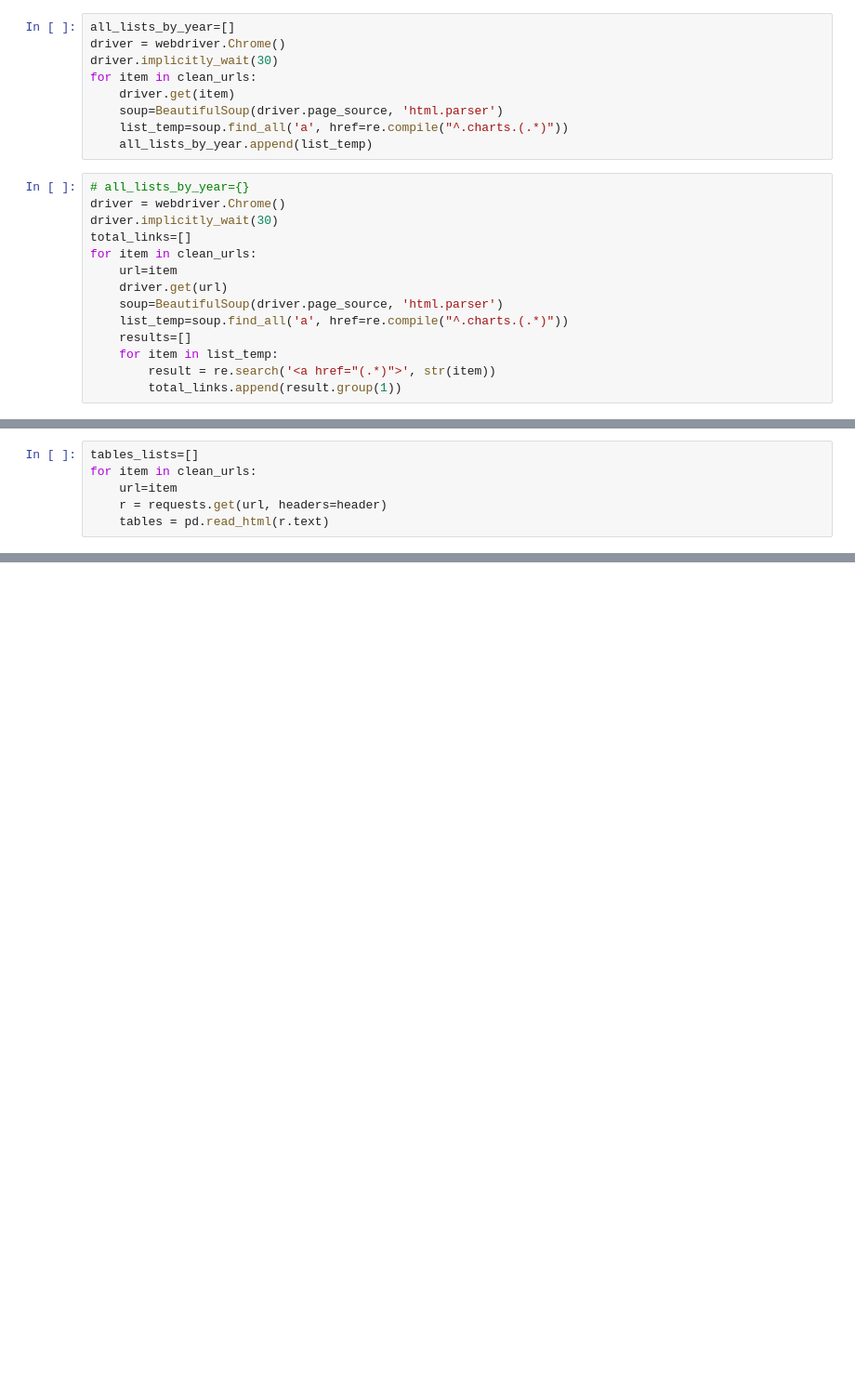
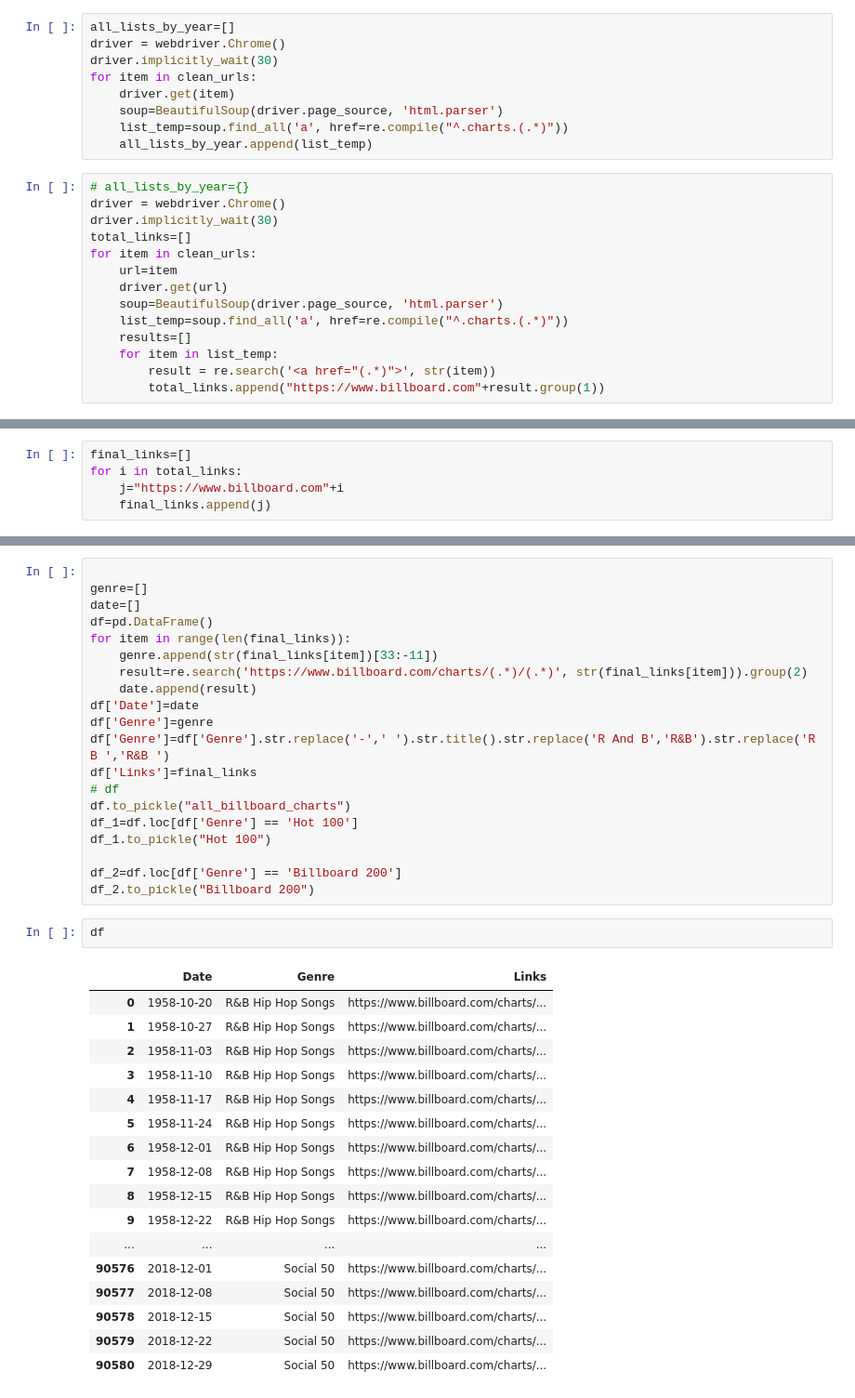
Before and after one commit to dmoreno27/music_samples, a Jupyter notebook: Billboard Scraping.ipynb, the cells around one changed output, grey strips where cells are left out. Shown at 93% size. Cells and saved outputs as stored; diff of their text form; blank space fills up the shorter version.

Commit message:
set up test files and added saved dataframes of data

```diff
--- a/Billboard Scraping.ipynb
+++ b/Billboard Scraping.ipynb
@@ -92,4 +90,4 @@ for item in clean_urls:
     results=[]
     for item in list_temp:
         result = re.search('<a href="(.*)">', str(item))
-        total_links.append(result.group(1))
+        total_links.append("https://www.billboard.com"+result.group(1))
@@ -123,6 +94,5 @@ dfs
-# %%
-tables_lists=[]
-for item in clean_urls:
-    url=item
-    r = requests.get(url, headers=header)
-    tables = pd.read_html(r.text)
+# %%
+final_links=[]
+for i in total_links:
+    j="https://www.billboard.com"+i
+    final_links.append(j)
@@ -128,0 +101,40 @@ for item in clean_urls:
+# %%
+
+genre=[]
+date=[]
+df=pd.DataFrame()
+for item in range(len(final_links)):
+    genre.append(str(final_links[item])[33:-11])
+    result=re.search('https://www.billboard.com/charts/(.*)/(.*)', str(final_links[item])).group(2)
+    date.append(result)
+df['Date']=date
+df['Genre']=genre
+df['Genre']=df['Genre'].str.replace('-',' ').str.title().str.replace('R And B','R&B').str.replace('R B ','R&B ')
+df['Links']=final_links
+# df
+df.to_pickle("all_billboard_charts")
+df_1=df.loc[df['Genre'] == 'Hot 100']
+df_1.to_pickle("Hot 100")
+
+df_2=df.loc[df['Genre'] == 'Billboard 200']
+df_2.to_pickle("Billboard 200")
+# %%
+df
+# %% [output]
+|  | Date | Genre | Links |
+| 0 | 1958-10-20 | R&B Hip Hop Songs | https://www.billboard.com/charts/... |
+| 1 | 1958-10-27 | R&B Hip Hop Songs | https://www.billboard.com/charts/... |
+| 2 | 1958-11-03 | R&B Hip Hop Songs | https://www.billboard.com/charts/... |
+| 3 | 1958-11-10 | R&B Hip Hop Songs | https://www.billboard.com/charts/... |
+| 4 | 1958-11-17 | R&B Hip Hop Songs | https://www.billboard.com/charts/... |
+| 5 | 1958-11-24 | R&B Hip Hop Songs | https://www.billboard.com/charts/... |
+| 6 | 1958-12-01 | R&B Hip Hop Songs | https://www.billboard.com/charts/... |
+| 7 | 1958-12-08 | R&B Hip Hop Songs | https://www.billboard.com/charts/... |
+| 8 | 1958-12-15 | R&B Hip Hop Songs | https://www.billboard.com/charts/... |
+| 9 | 1958-12-22 | R&B Hip Hop Songs | https://www.billboard.com/charts/... |
+| ... | ... | ... | ... |
+| 90576 | 2018-12-01 | Social 50 | https://www.billboard.com/charts/... |
+| 90577 | 2018-12-08 | Social 50 | https://www.billboard.com/charts/... |
+| 90578 | 2018-12-15 | Social 50 | https://www.billboard.com/charts/... |
+| 90579 | 2018-12-22 | Social 50 | https://www.billboard.com/charts/... |
+| 90580 | 2018-12-29 | Social 50 | https://www.billboard.com/charts/... |
```
Also changed, not shown: parts of 10 cells of this notebook, 9 other files.
